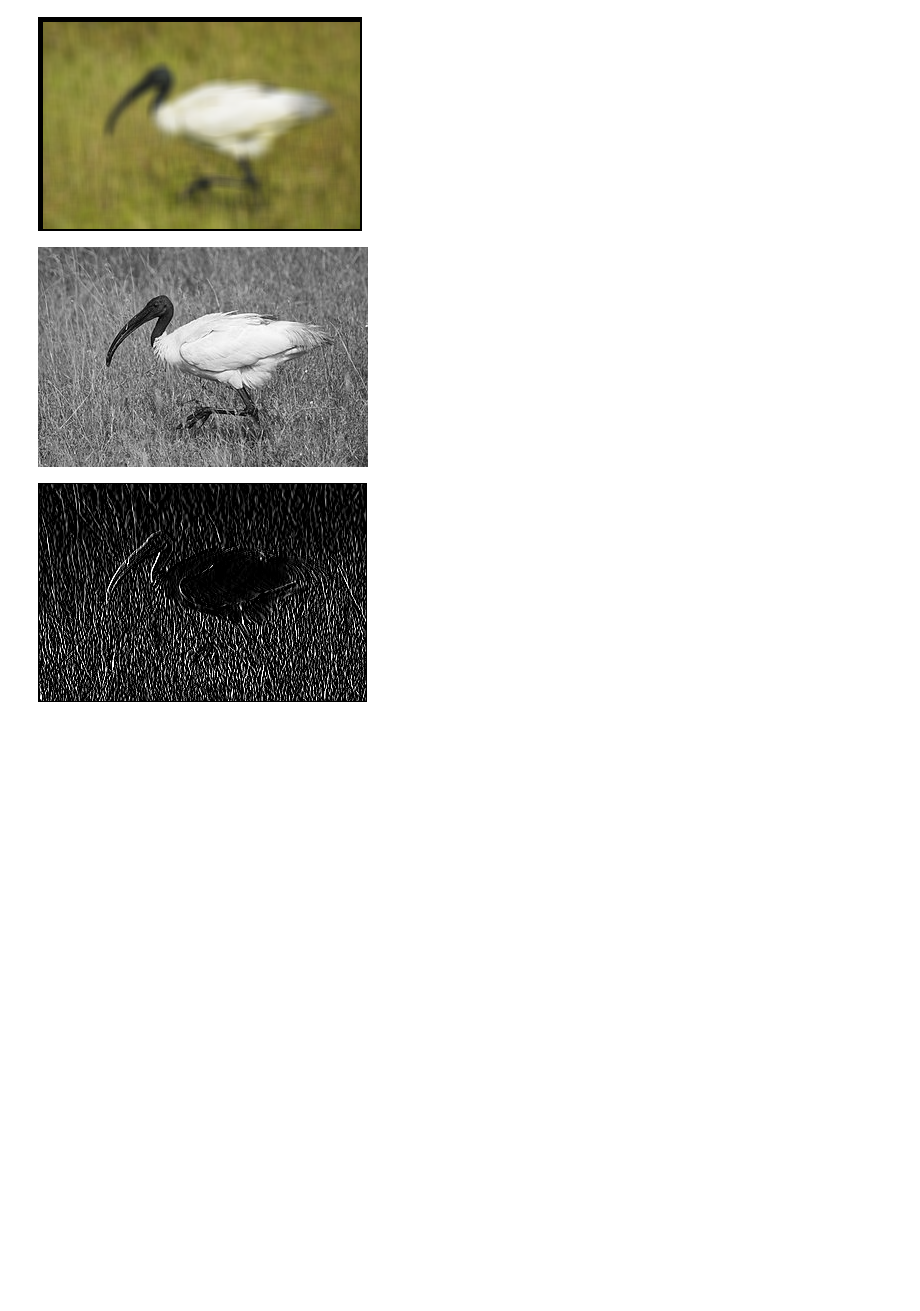
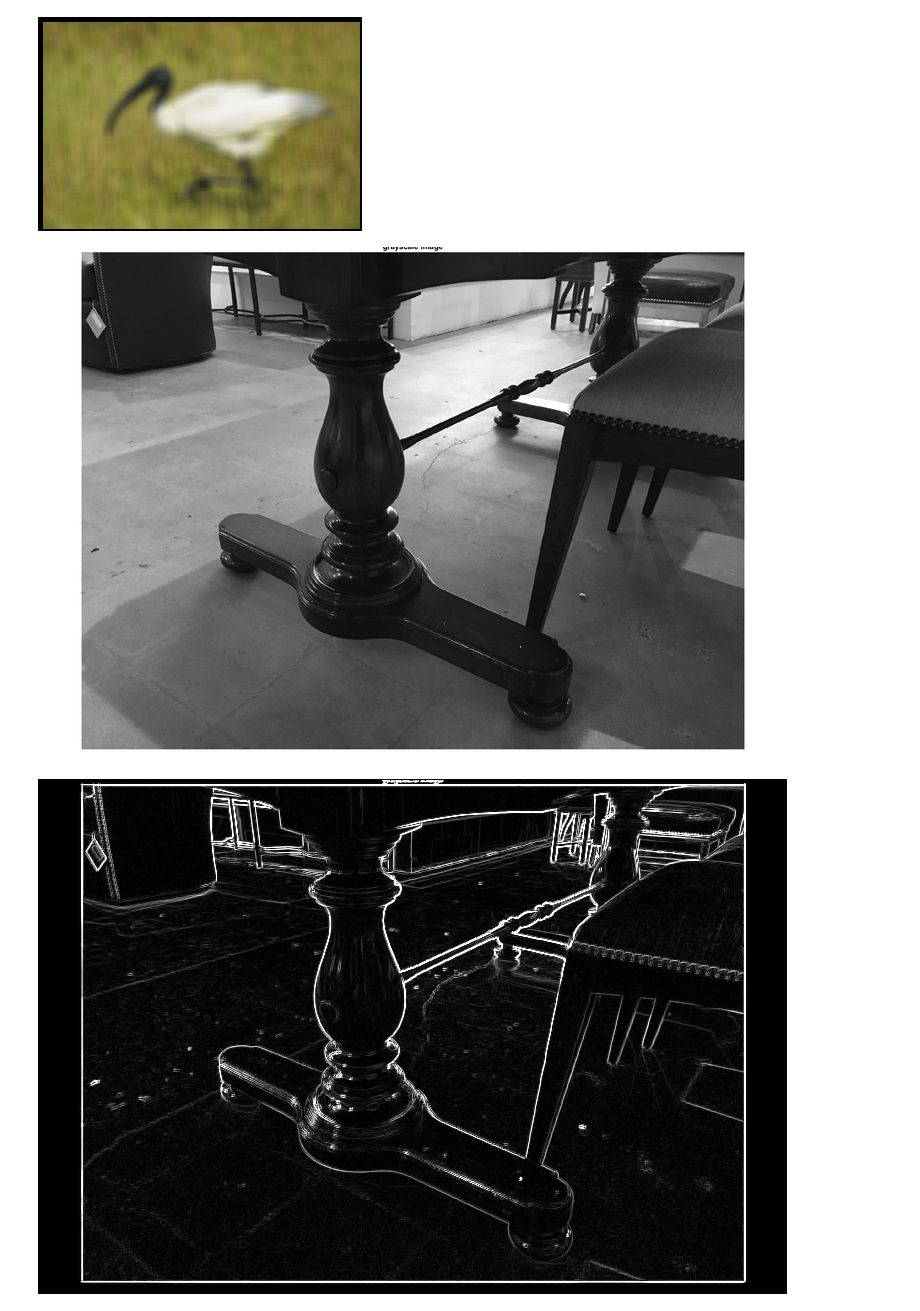
Before and after one commit to jrplatin/python-cv, a Jupyter notebook: python_cv.ipynb, the cells around one changed output. Drawn from its saved outputs; the diff is of its cells as text; code cells hidden in the pictures; blank space fills up the shorter version.

```diff
--- a/python_cv.ipynb
+++ b/python_cv.ipynb
@@ -42,28 +42,32 @@ blur('ibis.jpg', 11)
 [figure]
 # %%
 def _apply_sobel(i,j,pixel_arr):
-  val = 0
-  sobel = [[-1,-2,-1],[0,0,0],[1,2,1]]
+  sobel_x = [[-1,-2,-1],[0,0,0],[1,2,1]]
+  sobel_y = [[-1, 0,1],[-2,0,2],[-1,0,1]]
+  val_x = 0
+  val_y = 0
   for row in range(i-1,i+2):
     for col in range(j-1,j+2):
-      val += pixel_arr[row,col] * sobel[row-i][col-j]
-  return val
+      val_x += pixel_arr[row,col] * sobel_x[row-i][col-j]
+      val_y += pixel_arr[row,col] * sobel_y[row-i][col-j]
+
+  return int(math.sqrt(val_x**2 + val_y**2))
 # %%
 def detect_edges(image_name):
   old_image = Image.open(image_name).convert('L')
   old_pixel_arr = old_image.load()
 
-  img = Image.new('L', (im.size[0]-1, im.size[1]-1))
+  img = Image.new('L', (old_image.size[0]-1, old_image.size[1]-1))
   newPixelArr = img.load()
 
   for i in range(1, img.size[0]-1):
       for j in range(1, img.size[1]-1):
           newPixelArr[i,j] = _apply_sobel(i,j,old_pixel_arr)
 
   display(old_image)
   display(img)
 
-detect_edges('ibis.jpg')
+detect_edges('table.png')
 # %% [output]
-[figure, old version]
+[figure, new version]
-[figure, old version]
+[figure, new version]
```
Also changed, not shown: parts of 1 cell of this notebook.
